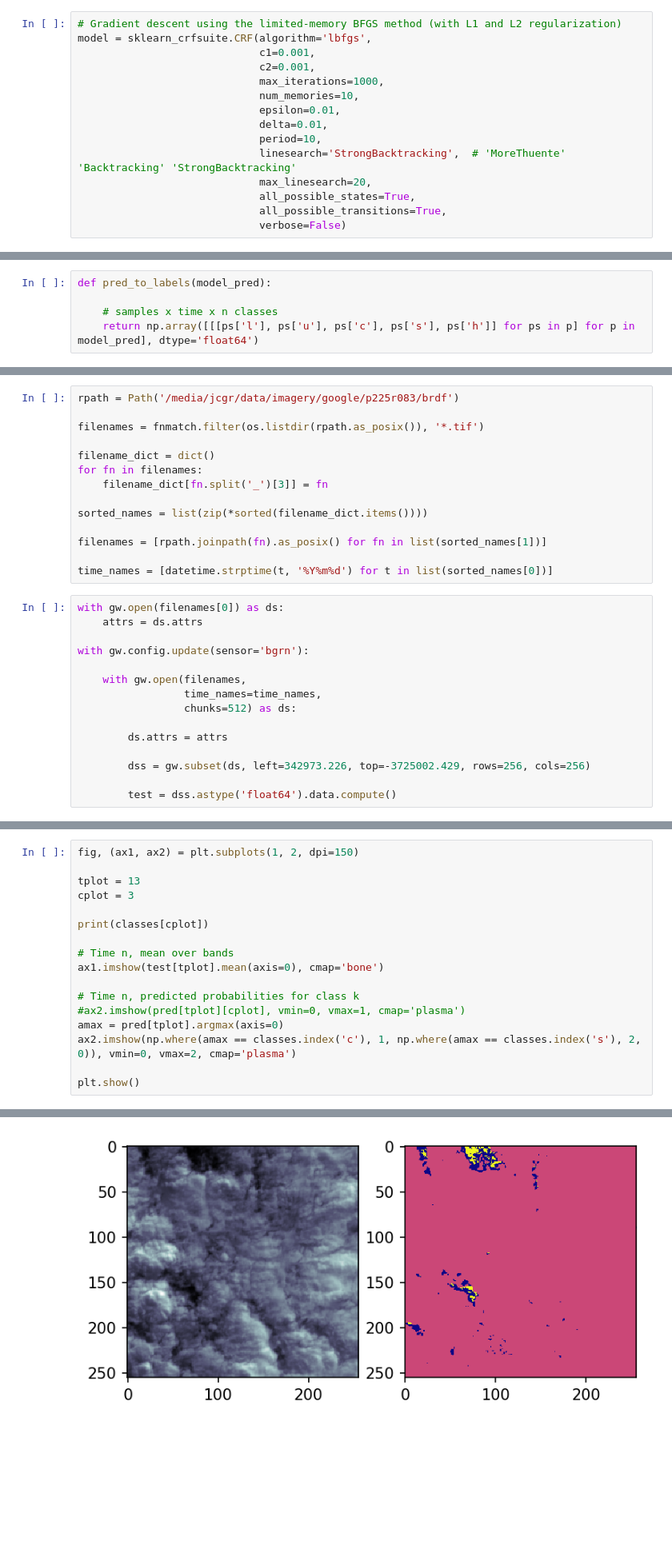
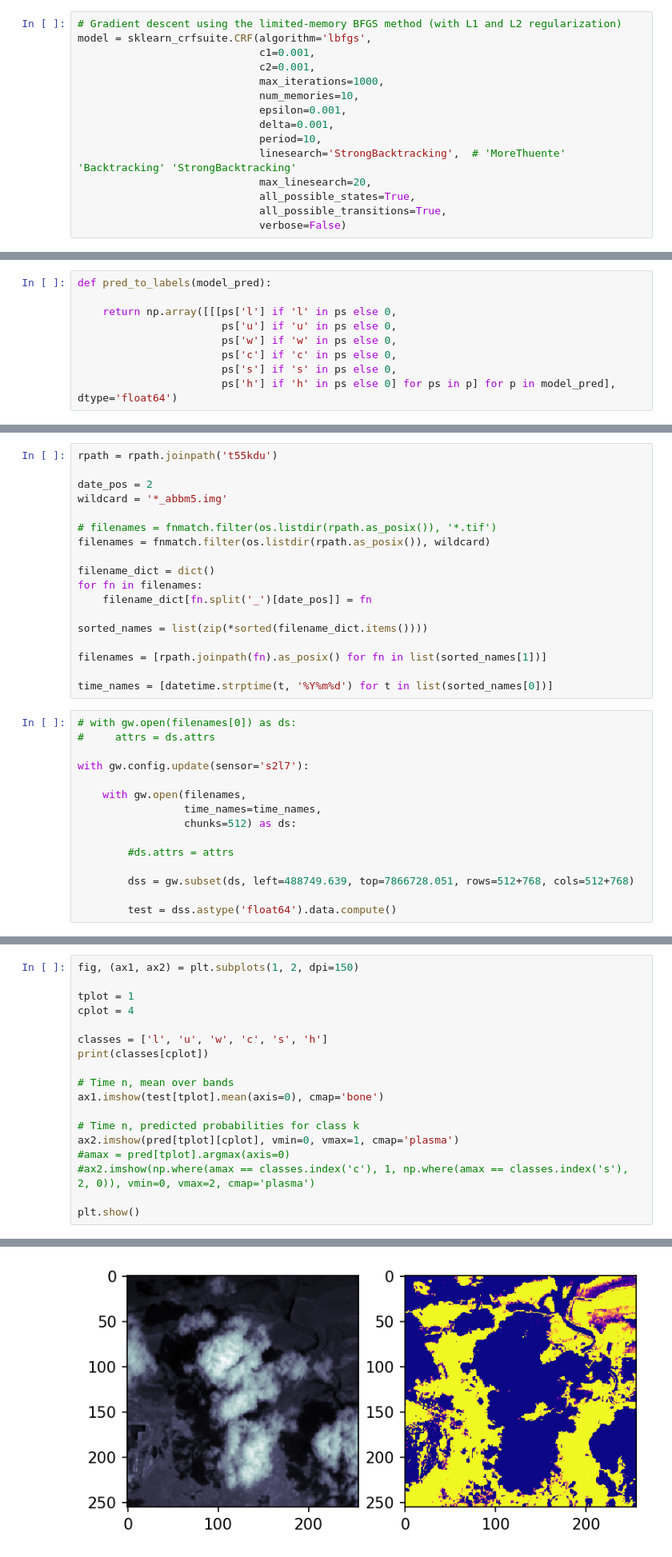
Before and after one commit to jgrss/geowombat, a Jupyter notebook: notebooks/clouds.ipynb, the cells around one changed output, grey strips where cells are left out. Shown: that part at 80% size. Saved outputs shown, nothing was run; the diff lists cells and outputs as text; blank space fills up the shorter version.

```diff
--- a/notebooks/clouds.ipynb
+++ b/notebooks/clouds.ipynb
@@ -292,8 +296,8 @@ model = sklearn_crfsuite.CRF(algorithm='lbfgs',
                              c2=0.001,
                              max_iterations=1000,
                              num_memories=10,
-                             epsilon=0.01,
-                             delta=0.01,
+                             epsilon=0.001,
+                             delta=0.001,
                              period=10,
                              linesearch='StrongBacktracking',  # 'MoreThuente' 'Backtracking' 'StrongBacktracking'
                              max_linesearch=20,
@@ -321,8 +327,12 @@ features = [array_to_dict(*[features[j][i] for j in range(0, ntime)]) for i in r
 # %%
 def pred_to_labels(model_pred):
 
-    # samples x time x n classes
-    return np.array([[[ps['l'], ps['u'], ps['c'], ps['s'], ps['h']] for ps in p] for p in model_pred], dtype='float64')
+    return np.array([[[ps['l'] if 'l' in ps else 0,
+                       ps['u'] if 'u' in ps else 0,
+                       ps['w'] if 'w' in ps else 0,
+                       ps['c'] if 'c' in ps else 0,
+                       ps['s'] if 's' in ps else 0,
+                       ps['h'] if 'h' in ps else 0] for ps in p] for p in model_pred], dtype='float64')
 # %%
 pred = pred_to_labels(model.predict_marginals(features))
 pred = pred.transpose(1, 2, 0).reshape(ntime, pred.shape[2], nrows, ncols)
@@ -363,13 +362,17 @@ Max: s 0.9389327727086862
 # %% [markdown]
 ## Predict on an image
 # %%
-rpath = Path('/media/jcgr/data/imagery/google/p225r083/brdf')
+rpath = rpath.joinpath('t55kdu')
 
-filenames = fnmatch.filter(os.listdir(rpath.as_posix()), '*.tif')
+date_pos = 2
+wildcard = '*_abbm5.img'
+
+# filenames = fnmatch.filter(os.listdir(rpath.as_posix()), '*.tif')
+filenames = fnmatch.filter(os.listdir(rpath.as_posix()), wildcard)
 
 filename_dict = dict()
 for fn in filenames:
-    filename_dict[fn.split('_')[3]] = fn
+    filename_dict[fn.split('_')[date_pos]] = fn
 
 sorted_names = list(zip(*sorted(filename_dict.items())))
 
@@ -377,18 +380,18 @@ filenames = [rpath.joinpath(fn).as_posix() for fn in list(sorted_names[1])]
 
 time_names = [datetime.strptime(t, '%Y%m%d') for t in list(sorted_names[0])]
 # %%
-with gw.open(filenames[0]) as ds:
-    attrs = ds.attrs
+# with gw.open(filenames[0]) as ds:
+#     attrs = ds.attrs
 
-with gw.config.update(sensor='bgrn'):
+with gw.config.update(sensor='s2l7'):
 
     with gw.open(filenames,
                  time_names=time_names,
                  chunks=512) as ds:
 
-        ds.attrs = attrs
+        #ds.attrs = attrs
 
-        dss = gw.subset(ds, left=342973.226, top=-3725002.429, rows=256, cols=256)
+        dss = gw.subset(ds, left=488749.639, top=7866728.051, rows=512+768, cols=512+768)
 
         test = dss.astype('float64').data.compute()
 # %%
@@ -408,23 +409,24 @@ pred.shape
 # %%
 fig, (ax1, ax2) = plt.subplots(1, 2, dpi=150)
 
-tplot = 13
-cplot = 3
+tplot = 1
+cplot = 4
 
+classes = ['l', 'u', 'w', 'c', 's', 'h']
 print(classes[cplot])
 
 # Time n, mean over bands
 ax1.imshow(test[tplot].mean(axis=0), cmap='bone')
 
 # Time n, predicted probabilities for class k
-#ax2.imshow(pred[tplot][cplot], vmin=0, vmax=1, cmap='plasma')
-amax = pred[tplot].argmax(axis=0)
-ax2.imshow(np.where(amax == classes.index('c'), 1, np.where(amax == classes.index('s'), 2, 0)), vmin=0, vmax=2, cmap='plasma')
+ax2.imshow(pred[tplot][cplot], vmin=0, vmax=1, cmap='plasma')
+#amax = pred[tplot].argmax(axis=0)
+#ax2.imshow(np.where(amax == classes.index('c'), 1, np.where(amax == classes.index('s'), 2, 0)), vmin=0, vmax=2, cmap='plasma')
 
 plt.show()
 # %% [output]
 s
-[figure, old version]
+[figure, new version]
 # %% [markdown]
 ## Download PlanetScope data
 # %%
```
Also changed, not shown: parts of 8 cells of this notebook, 1 other file.
